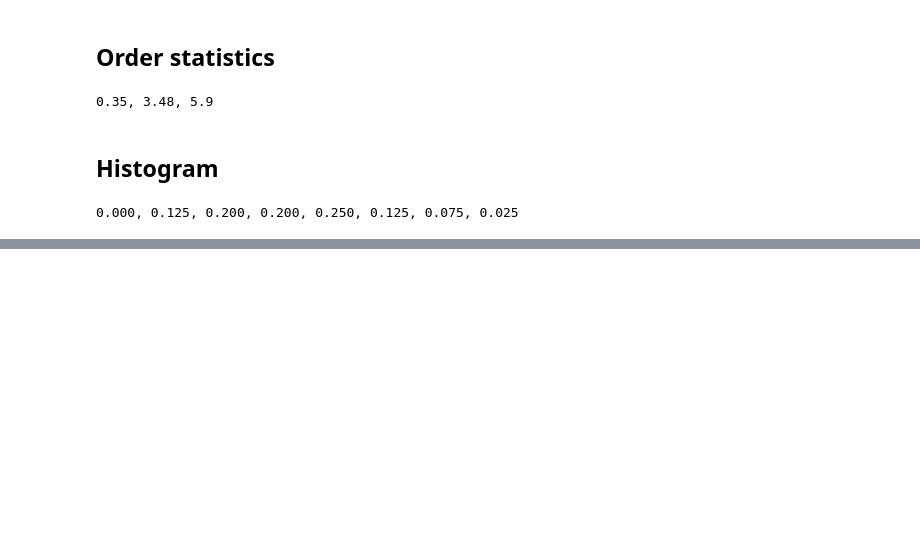
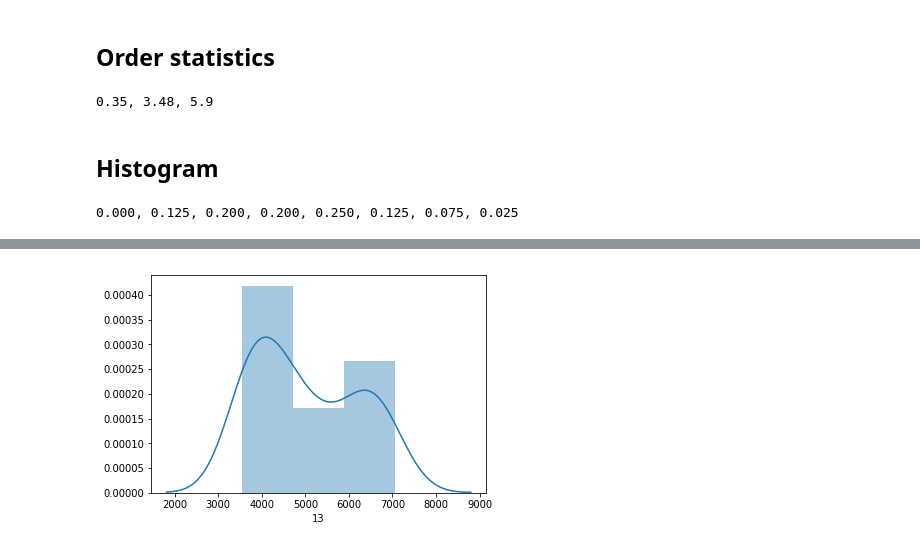
Before and after one commit to denklewer/stepik-statistics, a Jupyter notebook: descriptive_statistics.ipynb, the cells around one changed output, grey strips where cells are left out. Saved outputs shown, nothing was run; the diff lists cells and outputs as text; code cells hidden in the pictures; blank space fills up the shorter version.

```diff
--- a/descriptive_statistics.ipynb
+++ b/descriptive_statistics.ipynb
@@ -20,0 +128,4 @@ print(', '.join(formattedList))
+# %%
+sns.distplot(df2['13']);
+# %% [output]
+[figure, added]
```
Also changed, not shown: parts of 46 cells of this notebook, 3 other files.
